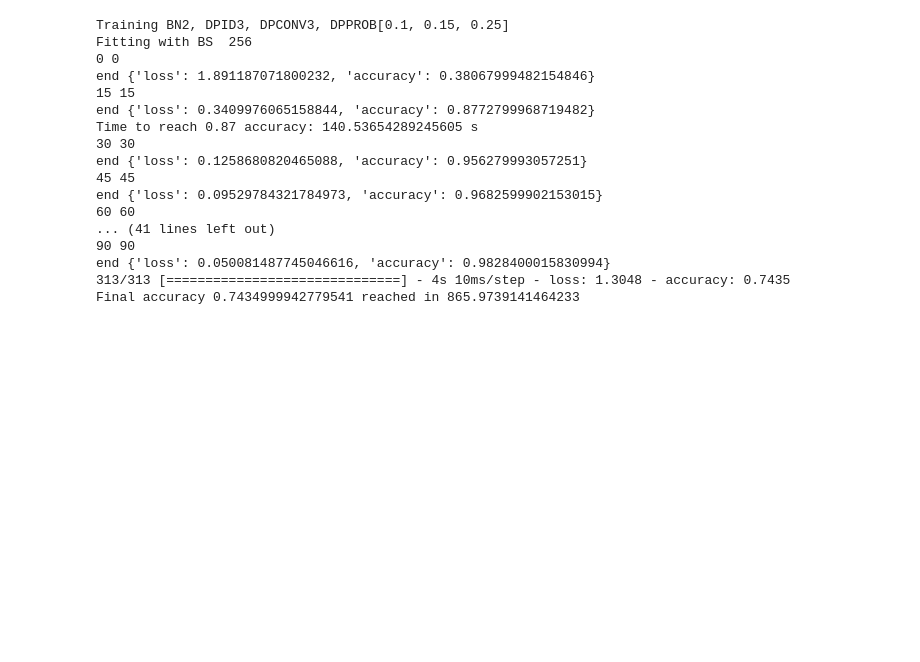
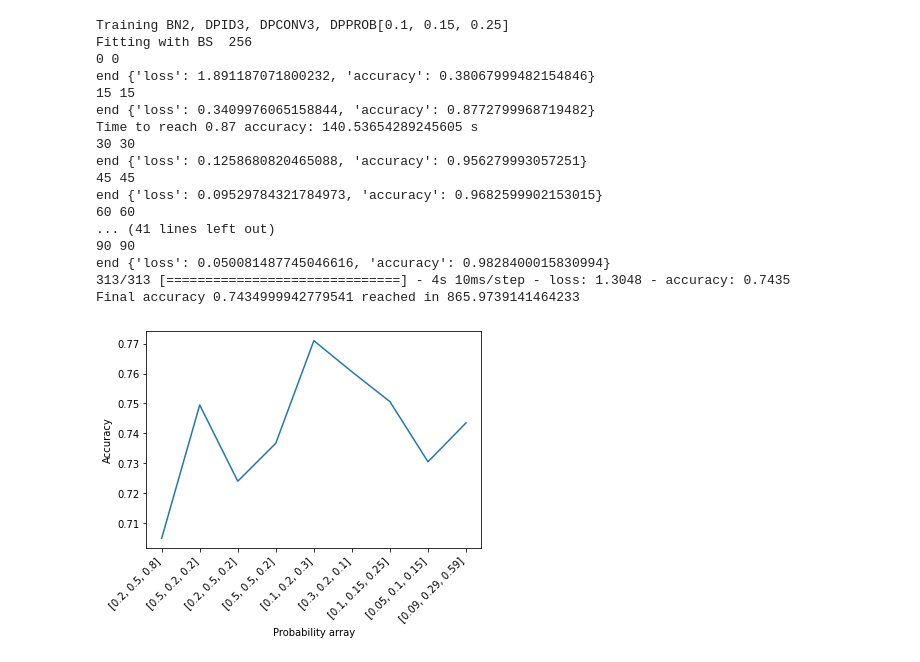
Before and after one commit to aashka-trivedi/regularization-for-image-classification, a Jupyter notebook: code/probabilities_combo.ipynb, the cells around one changed output. Saved outputs shown, nothing was run; the diff lists cells and outputs as text; code cells hidden in the pictures; blank space fills up the shorter version.

```diff
--- a/code/probabilities_combo.ipynb
+++ b/code/probabilities_combo.ipynb
@@ -348,0 +351,36 @@ Final accuracy 0.7434999942779541 reached in 865.9739141464233
+# %%
+dropout_prob_array=[
+    [0.2,0.5,0.8],
+    [0.5,0.2,0.2],
+    [0.2,0.5,0.2],
+    [0.5,0.5,0.2],
+    [0.1,0.2,0.3],
+    [0.3,0.2,0.1],
+    [0.1,0.15,0.25],
+    [0.05, 0.1, 0.15],
+    [0.09, 0.29, 0.59],
+]
+
+values = [
+    0.7049000263214111,
+    0.7494999766349792,
+    0.7239999771118164,
+    0.7366999983787537,
+    0.7710000276565552,
+    0.7605999708175659,
+    0.7505999803543091,
+    0.7304999828338623,
+    0.7434999942779541
+]
+
+plt.plot(range(len(values)), values)
+plt.xticks(range(len(values)), dropout_prob_array)
+plt.xticks(rotation=45, ha="right")
+plt.ylabel('Accuracy')
+plt.xlabel('Probability array')
+
+plt.savefig('probcombos.jpg', bbox_inches = 'tight')
+
+plt.show()
+# %% [output]
+[figure, added]
```
Also changed, not shown: parts of 2 cells of this notebook, 6 other files.
